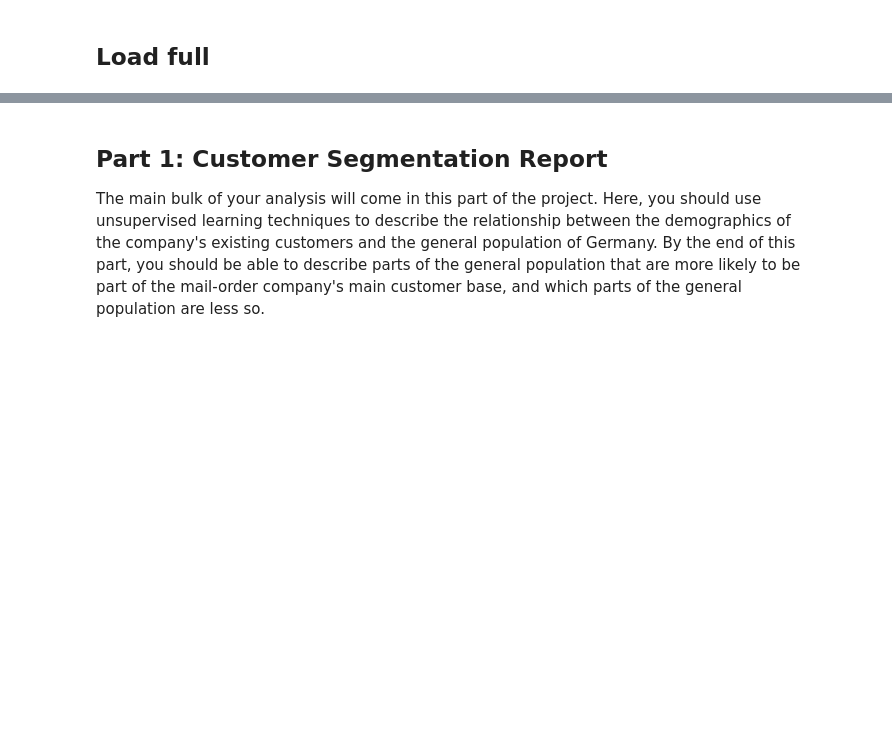
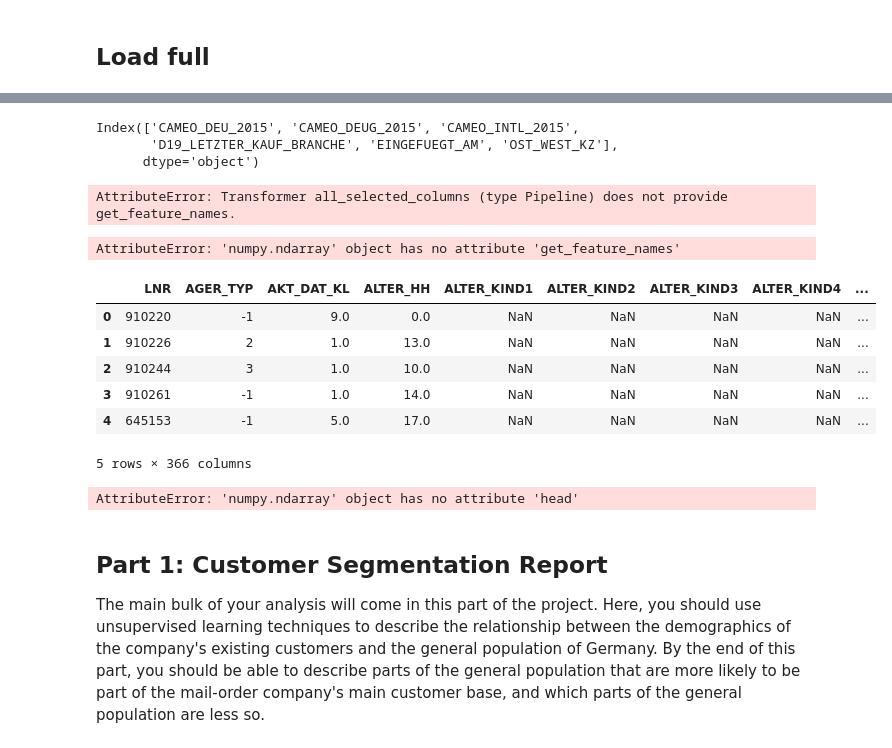
Before and after one commit to FenryrMKIII/udacity-ML-captstone, a Jupyter notebook: Arvato Project Workbook.ipynb, the cells around one changed output, grey strips where cells are left out. Drawn from its saved outputs; the diff is of its cells as text; code cells hidden in the pictures; blank space fills up the shorter version.

```diff
--- a/Arvato Project Workbook.ipynb
+++ b/Arvato Project Workbook.ipynb
@@ -243,0 +702,8 @@ customers = pd.read_csv('Udacity_CUSTOMERS_052018.csv', sep=';')
+# %%
+common_pipeline = Pipeline([
+('highCorrRemover', HighCorr_remover())
+                            ])
+# %%
+objects_pipeline = Pipeline([
+('to_numeric', To_numeric())
+                            ])
@@ -243,0 +712,5 @@ customers = pd.read_csv('Udacity_CUSTOMERS_052018.csv', sep=';')
+# %%
+full_pipeline = ColumnTransformer(
+     [('all_selected_columns', common_pipeline, selected_columns),
+      ('objects', objects_pipeline, object_columns)],
+     remainder='drop')
@@ -243,0 +736,2 @@ customers = pd.read_csv('Udacity_CUSTOMERS_052018.csv', sep=';')
+# %%
+full_pipeline.fit(pop_df_selected)
@@ -243,0 +766,10 @@ customers = pd.read_csv('Udacity_CUSTOMERS_052018.csv', sep=';')
+# %%
+full_pipeline.transformers_[1][1].steps[0][1].get_feature_names()
+# %% [output]
+Index(['CAMEO_DEU_2015', 'CAMEO_DEUG_2015', 'CAMEO_INTL_2015',
+       'D19_LETZTER_KAUF_BRANCHE', 'EINGEFUEGT_AM', 'OST_WEST_KZ'],
+      dtype='object')
+# %%
+full_pipeline.get_feature_names()
+# %% [output]
+AttributeError: Transformer all_selected_columns (type Pipeline) does not provide get_feature_names.
@@ -244,3 +778,21 @@ customers = pd.read_csv('Udacity_CUSTOMERS_052018.csv', sep=';')
+# %%
+pop_array_processed.get_feature_names()
+# %% [output]
+AttributeError: 'numpy.ndarray' object has no attribute 'get_feature_names'
+# %%
+pop_df_selected.head()
+# %% [output]
+|  | LNR | AGER_TYP | AKT_DAT_KL | ALTER_HH | ALTER_KIND1 | ALTER_KIND2 | ALTER_KIND3 | ALTER_KIND4 | ... |
+| 0 | 910220 | -1 | 9.0 | 0.0 | NaN | NaN | NaN | NaN | ... |
+| 1 | 910226 | 2 | 1.0 | 13.0 | NaN | NaN | NaN | NaN | ... |
+| 2 | 910244 | 3 | 1.0 | 10.0 | NaN | NaN | NaN | NaN | ... |
+| 3 | 910261 | -1 | 1.0 | 14.0 | NaN | NaN | NaN | NaN | ... |
+| 4 | 645153 | -1 | 5.0 | 17.0 | NaN | NaN | NaN | NaN | ... |
+5 rows × 366 columns
+# %%
+pop_df_processed = pandas.DataFrame
+# %% [output]
+AttributeError: 'numpy.ndarray' object has no attribute 'head'
 # %% [markdown]
 ## Part 1: Customer Segmentation Report
 
```
Also changed, not shown: parts of 90 cells of this notebook, 4 other files.
